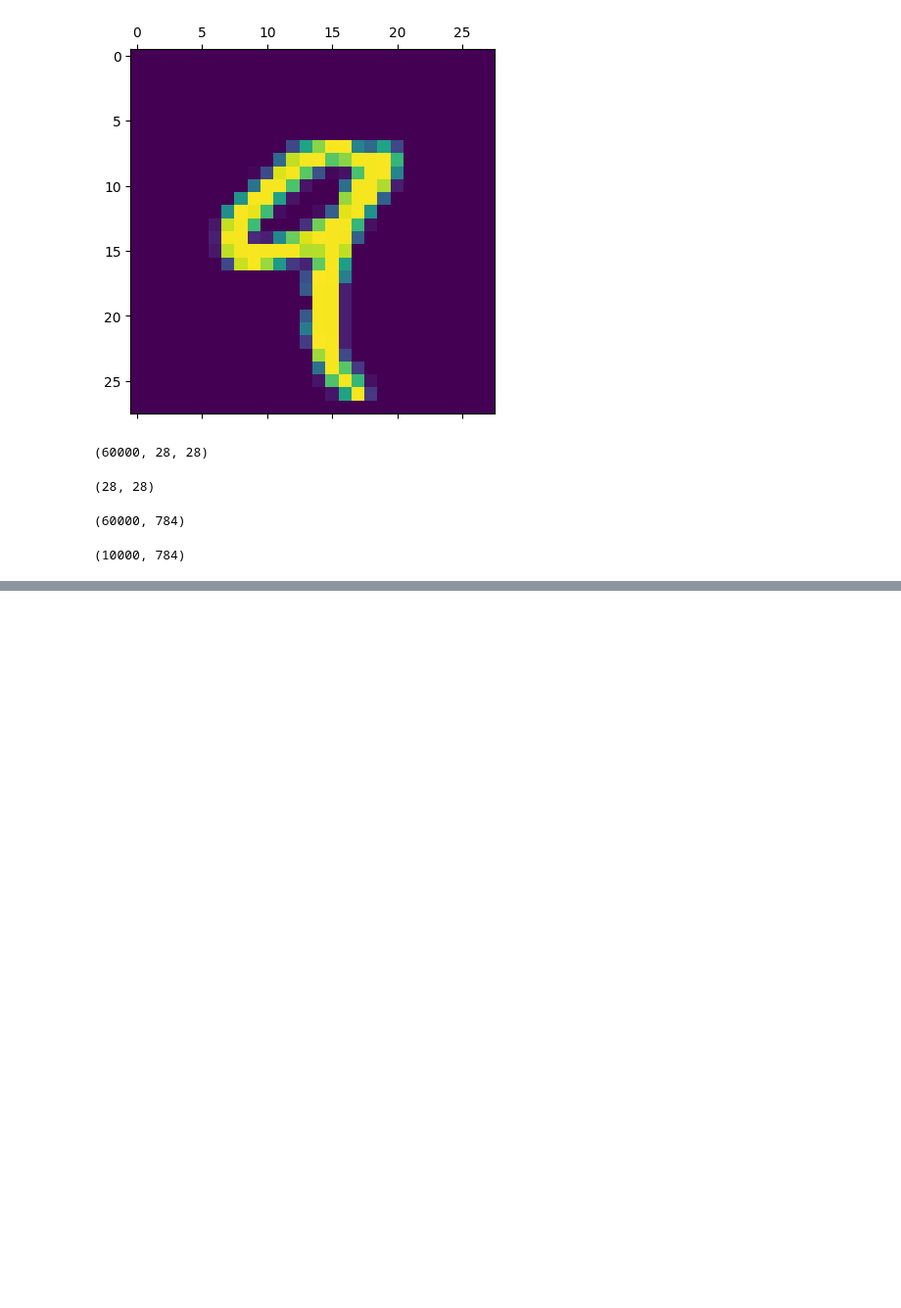
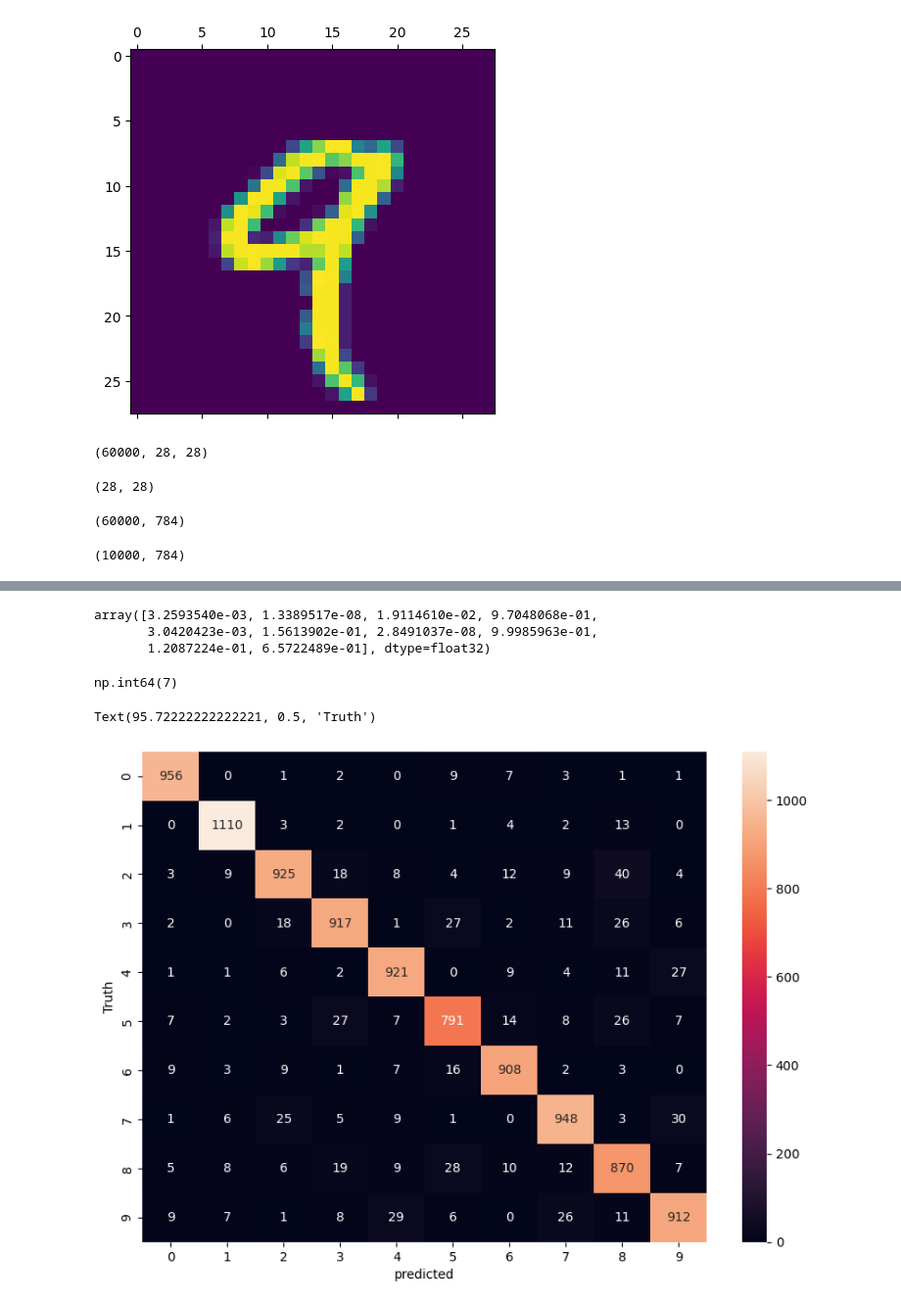
Before and after one commit to YahiaAbdalla2712/TensorFlowVault, a Jupyter notebook: Neural Network for handwritten digits/main.ipynb, the cells around one changed output, grey strips where cells are left out. Shown at 98% size. Drawn from its saved outputs; the diff is of its cells as text; code cells hidden in the pictures; blank space fills up the shorter version.

Commit message:
add model

```diff
--- a/Neural Network for handwritten digits/main.ipynb
+++ b/Neural Network for handwritten digits/main.ipynb
@@ -33,3 +37,10 @@ X_train_reshapped.shape
 X_test_reshapped.shape
 # %% [output]
 (10000, 784)
+# %%
+model = keras.Sequential([
+    keras.layers.Dense(10,input_shape=(784,),activation='sigmoid')
+])
+model.compile(optimizer = 'adam',loss = 'sparse_categorical_crossentropy',metrics = ['accuracy'] )
+
+model.fit(X_train_reshapped,y_train,epochs = 10)
@@ -35,0 +79,2 @@ X_test_reshapped.shape
+# %%
+predicted_values = model.predict(X_test_reshapped)
@@ -35,0 +83,24 @@ X_test_reshapped.shape
+# %%
+predicted_values[0]
+# %% [output]
+array([3.2593540e-03, 1.3389517e-08, 1.9114610e-02, 9.7048068e-01,
+       3.0420423e-03, 1.5613902e-01, 2.8491037e-08, 9.9985963e-01,
+       1.2087224e-01, 6.5722489e-01], dtype=float32)
+# %%
+#numpy to convert sigmoid output to the final output
+np.argmax(predicted_values[0])
+# %% [output]
+np.int64(7)
+# %%
+predicted_labels = [np.argmax(i) for i in predicted_values]
+# %%
+cm = tf.math.confusion_matrix(labels=y_test,predictions=predicted_labels)
+# %%
+import seaborn as sn
+plt.figure(figsize=(10,7))
+sn.heatmap(cm, annot = True, fmt = 'd')
+plt.xlabel('predicted')
+plt.ylabel('Truth')
+# %% [output]
+Text(95.72222222222221, 0.5, 'Truth')
+[figure, added]
```
Also changed, not shown: parts of 5 cells of this notebook.
